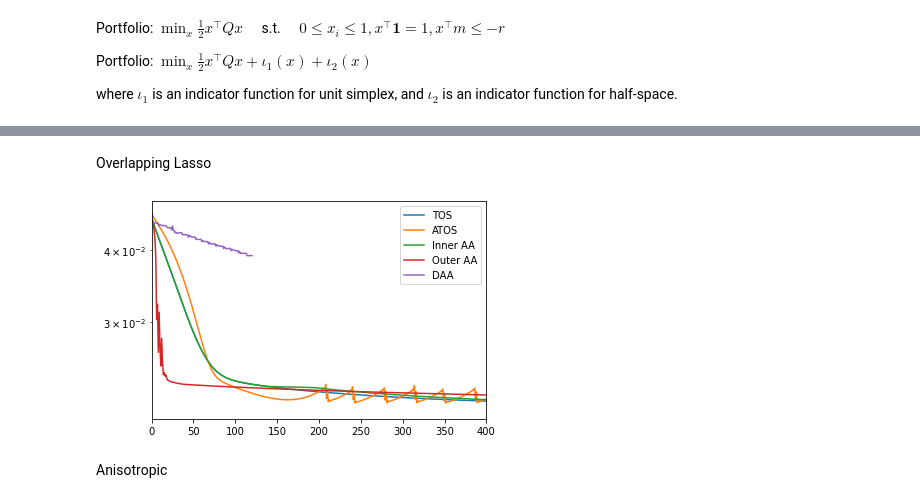
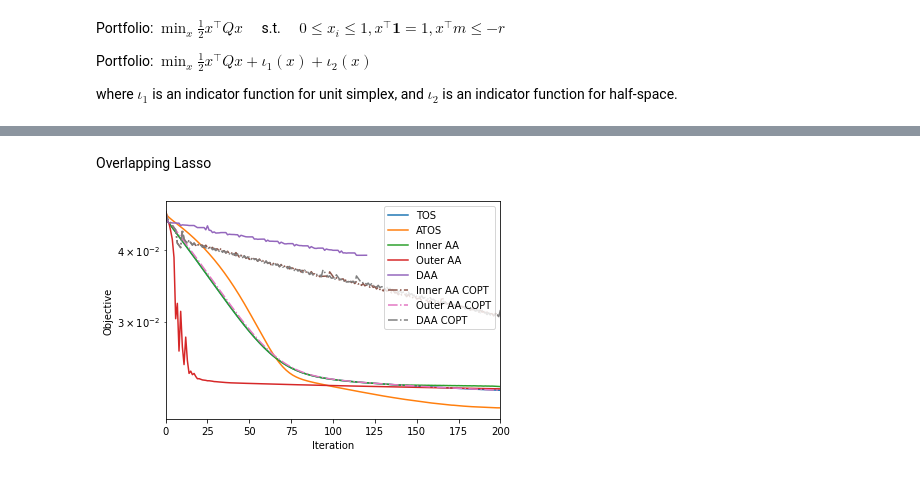
Before and after one commit to hansolsuh/aa_tos, a Jupyter notebook: AATOS.ipynb, the cells around one changed output, grey strips where cells are left out. Cells and saved outputs as stored; diff of their text form; code cells hidden in the pictures.

Commit message:
added AA for copt version

```diff
--- a/AATOS.ipynb
+++ b/AATOS.ipynb
@@ -207,5 +295,5 @@ plt.yscale('log')
-# %% [markdown]
-Overlapping Lasso
+# %% [markdown]
+Overlapping Lasso
 # %%
 A_ls,b_ls,f_ls,groups_ls,GT_ls,n_features_ls,ls_stepsize = overlapping_group_lasso.generate_data()
 
@@ -237,34 +325,59 @@ trace_obj = None
 trace_obj = [overlapping_group_lasso.loss(x,f_ls,G1,G2) for x in ls_in_tos_trace.trace_x]
 ls_in_tos_obj.append(trace_obj)
 
 #Outer AA
 ls_out_tos_trace = Trace()
 tos_out = aa_tos(f_ls.f_grad,np.zeros(n_features_ls), G1.prox, G2.prox, step_size=10*ls_stepsize, line_search=False,callback=ls_out_tos_trace, outer_aa=5)
 trace_obj = None
 trace_obj = [overlapping_group_lasso.loss(x,f_ls,G1,G2) for x in ls_out_tos_trace.trace_x]
 ls_out_tos_obj.append(trace_obj)
 
 #DAA
 ls_daa_tos_trace = Trace()
 tos_out = aa_tos(f_ls.f_grad,np.zeros(n_features_ls), G1.prox, G2.prox, step_size=10*ls_stepsize, line_search=False,callback=ls_daa_tos_trace, inner_aa = 5, outer_aa=5)
 trace_obj = None
 trace_obj = [overlapping_group_lasso.loss(x,f_ls,G1,G2) for x in ls_daa_tos_trace.trace_x]
 ls_daa_tos_obj.append(trace_obj)
 
+ls_in_copt_obj, ls_out_copt_obj, ls_daa_copt_obj = [],[],[]
+
+#Inner AA COPT
+ls_in_copt_trace = Trace()
+tos_out = atos(f_ls.f_grad,np.zeros(n_features_ls), G1.prox, G2.prox, step_size=10*ls_stepsize, line_search=False,callback=ls_in_copt_trace, inner_aa=5)
+trace_obj = None
+trace_obj = [overlapping_group_lasso.loss(x,f_ls,G1,G2) for x in ls_in_copt_trace.trace_x]
+ls_in_copt_obj.append(trace_obj)
+
+#Outer AA COPT
+ls_out_copt_trace = Trace()
+tos_out = atos(f_ls.f_grad,np.zeros(n_features_ls), G1.prox, G2.prox, step_size=10*ls_stepsize, line_search=False,callback=ls_out_copt_trace, outer_aa=5)
+trace_obj = None
+trace_obj = [overlapping_group_lasso.loss(x,f_ls,G1,G2) for x in ls_out_copt_trace.trace_x]
+ls_out_copt_obj.append(trace_obj)
+
+#DAA COPT
+ls_daa_copt_trace = Trace()
+tos_out = atos(f_ls.f_grad,np.zeros(n_features_ls), G1.prox, G2.prox, step_size=10*ls_stepsize, line_search=False,callback=ls_daa_copt_trace, inner_aa = 5, outer_aa=5)
+trace_obj = None
+trace_obj = [overlapping_group_lasso.loss(x,f_ls,G1,G2) for x in ls_daa_copt_trace.trace_x]
+ls_daa_copt_obj.append(trace_obj)
 
 
 
 
 fig1 = plt.figure()
 plt.plot(ls_tos_obj[0], label='TOS')
 plt.plot(ls_atos_obj[0], label='ATOS')
 plt.plot(ls_in_tos_obj[0], label='Inner AA')
 plt.plot(ls_out_tos_obj[0], label='Outer AA')
 plt.plot(ls_daa_tos_obj[0], label='DAA')
+plt.plot(ls_in_copt_obj[0], '-.', label='Inner AA COPT')
+plt.plot(ls_out_copt_obj[0],'-.', label='Outer AA COPT')
+plt.plot(ls_daa_copt_obj[0],'-.', label='DAA COPT')
+plt.ylabel("Objective")
+plt.xlabel("Iteration")
 plt.legend()
-plt.xlim([0,400])
+plt.xlim([0,200])
 plt.yscale('log')
 # %% [output]
-[figure, old version]
+[figure, new version]
-# %% [markdown]
-Anisotropic
```
Also changed, not shown: parts of 9 cells of this notebook.
